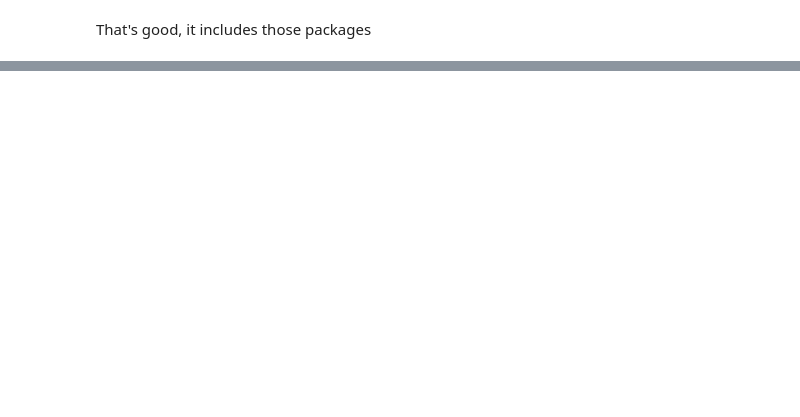
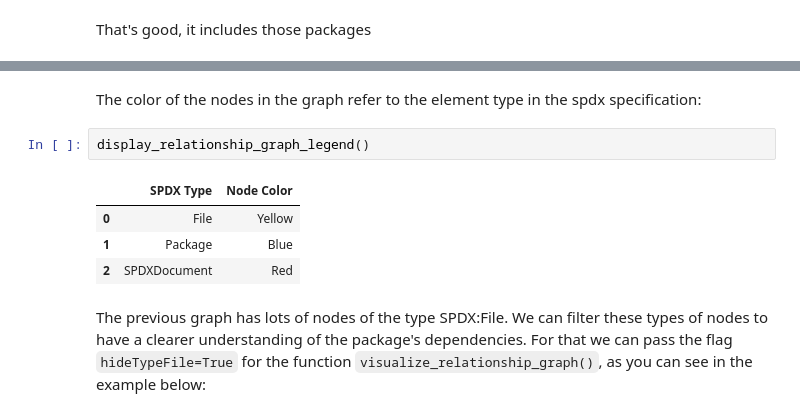
Before and after one commit to nd-crane/sbom-analysis, a Jupyter notebook: nbs/04_hugging_face.ipynb, the cells around one changed output, grey strips where cells are left out. Cells and saved outputs as stored; diff of their text form; blank space fills up the shorter version.

```diff
--- a/nbs/04_hugging_face.ipynb
+++ b/nbs/04_hugging_face.ipynb
@@ -110,0 +126,11 @@ That's good, it includes those packages
+# %% [markdown]
+The color of the nodes in the graph refer to the element type in the spdx specification:
+# %%
+display_relationship_graph_legend()
+# %% [output]
+|  | SPDX Type | Node Color |
+| 0 | File | Yellow |
+| 1 | Package | Blue |
+| 2 | SPDXDocument | Red |
+# %% [markdown]
+The previous graph has lots of nodes of the type SPDX:File. We can filter these types of nodes to have a clearer understanding of the package's dependencies. For that we can pass the flag `hideTypeFile=True` for the function `visualize_relationship_graph()`, as you can see in the example below:
```
Also changed, not shown: parts of 7 cells of this notebook, 16 other files.
